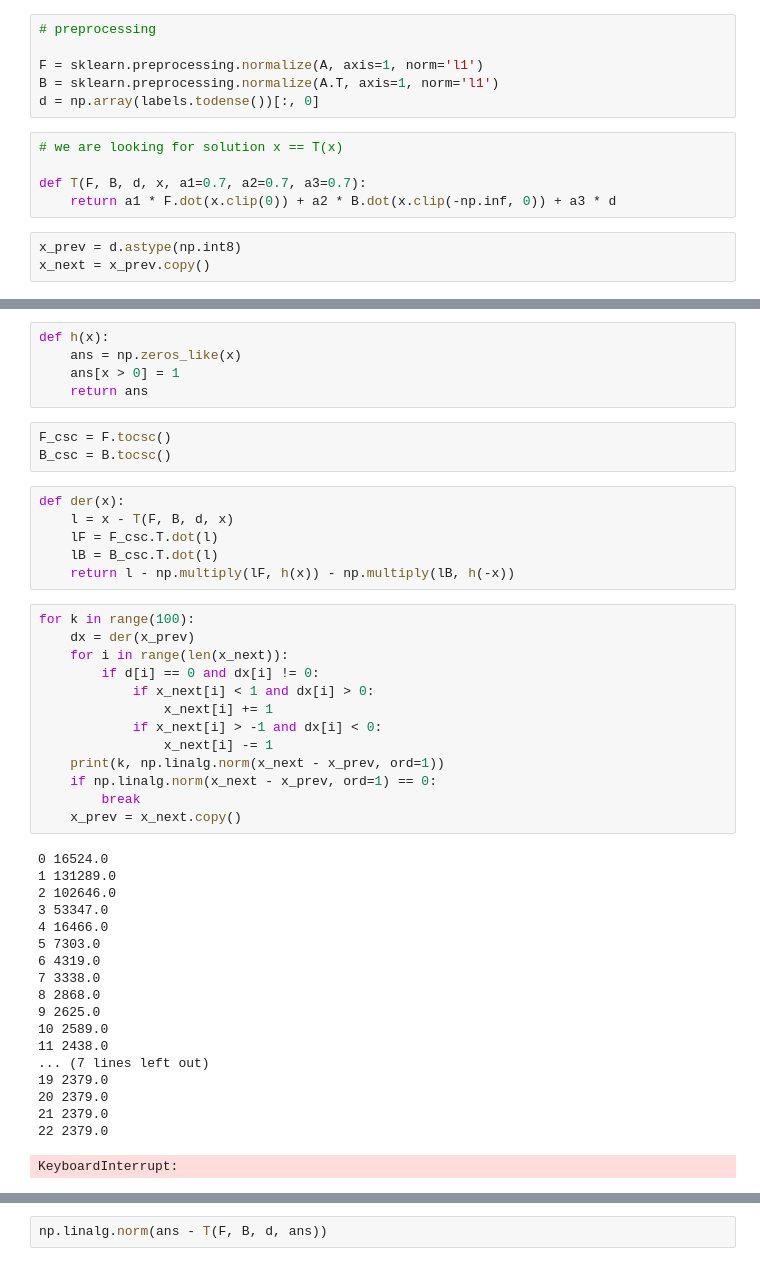
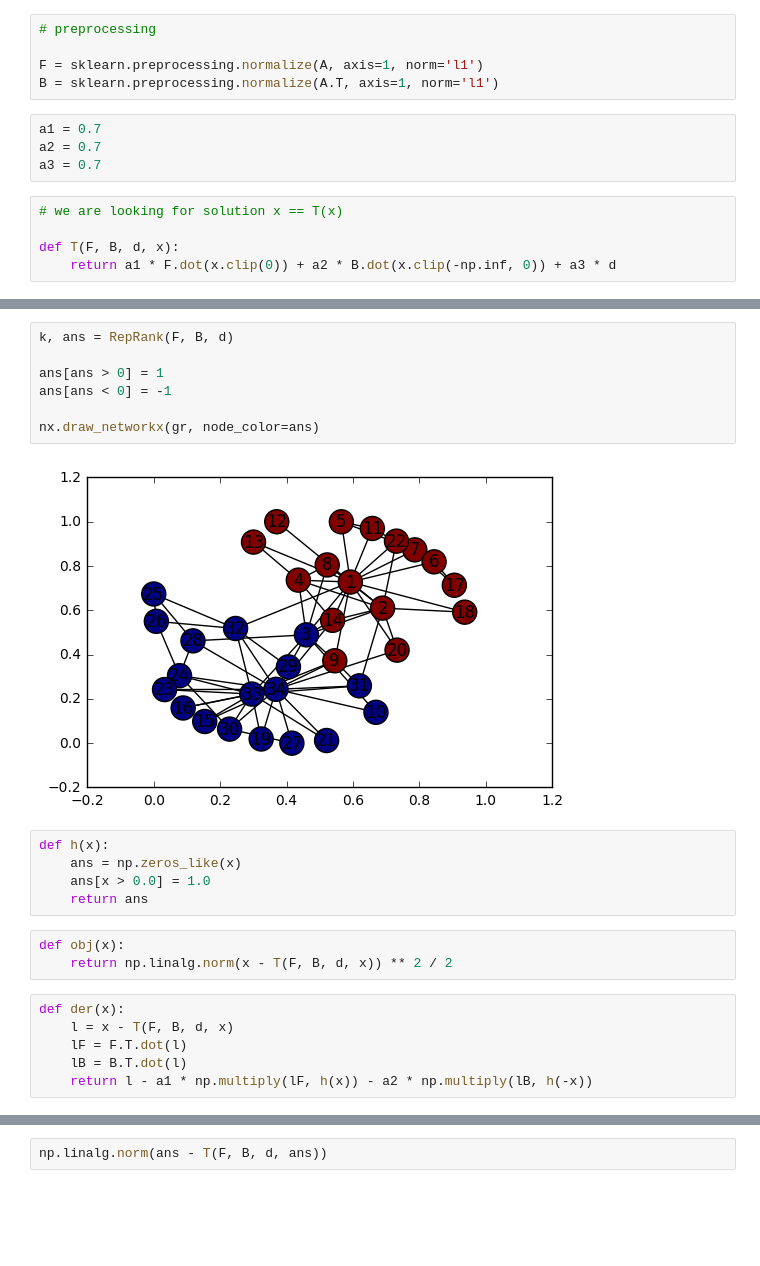
Before and after one commit to AC130USpectre/NLA2016project, a Jupyter notebook: opt.ipynb, the cells around one changed output, grey strips where cells are left out. Cells and saved outputs as stored; diff of their text form; blank space fills up the shorter version.

```diff
--- a/opt.ipynb
+++ b/opt.ipynb
@@ -31,12 +33,12 @@ with open("ovchinnikov-rutwitterdataset/t2i.pkl", "rb") as file:
 
 F = sklearn.preprocessing.normalize(A, axis=1, norm='l1')
 B = sklearn.preprocessing.normalize(A.T, axis=1, norm='l1')
-d = np.array(labels.todense())[:, 0]
+# %%
+a1 = 0.7
+a2 = 0.7
+a3 = 0.7
 # %%
 # we are looking for solution x == T(x)
 
-def T(F, B, d, x, a1=0.7, a2=0.7, a3=0.7):
+def T(F, B, d, x):
     return a1 * F.dot(x.clip(0)) + a2 * B.dot(x.clip(-np.inf, 0)) + a3 * d
-# %%
-x_prev = d.astype(np.int8)
-x_next = x_prev.copy()
@@ -43,46 +65,23 @@ x_next = x_prev.copy()
+# %%
+k, ans = RepRank(F, B, d)
+
+ans[ans > 0] = 1
+ans[ans < 0] = -1
+
+nx.draw_networkx(gr, node_color=ans)
+# %% [output]
+[figure, added]
 # %%
 def h(x):
     ans = np.zeros_like(x)
-    ans[x > 0] = 1
+    ans[x > 0.0] = 1.0
     return ans
-# %%
-F_csc = F.tocsc()
-B_csc = B.tocsc()
+# %%
+def obj(x):
+    return np.linalg.norm(x - T(F, B, d, x)) ** 2 / 2
 # %%
 def der(x):
     l = x - T(F, B, d, x)
-    lF = F_csc.T.dot(l)
-    lB = B_csc.T.dot(l)
-    return l - np.multiply(lF, h(x)) - np.multiply(lB, h(-x))
+    lF = F.T.dot(l)
+    lB = B.T.dot(l)
+    return l - a1 * np.multiply(lF, h(x)) - a2 * np.multiply(lB, h(-x))
-# %%
-for k in range(100):
-    dx = der(x_prev)
-    for i in range(len(x_next)):
-        if d[i] == 0 and dx[i] != 0:
-            if x_next[i] < 1 and dx[i] > 0:
-                x_next[i] += 1
-            if x_next[i] > -1 and dx[i] < 0:
-                x_next[i] -= 1
-    print(k, np.linalg.norm(x_next - x_prev, ord=1))
-    if np.linalg.norm(x_next - x_prev, ord=1) == 0:
-        break
-    x_prev = x_next.copy()
-# %% [output]
-0 16524.0
-1 131289.0
-2 102646.0
-3 53347.0
-4 16466.0
-5 7303.0
-6 4319.0
-7 3338.0
-8 2868.0
-9 2625.0
-10 2589.0
-11 2438.0
-... (7 lines left out)
-19 2379.0
-20 2379.0
-21 2379.0
-22 2379.0
-KeyboardInterrupt:
```
Also changed, not shown: parts of 17 cells of this notebook, 1 other file.
